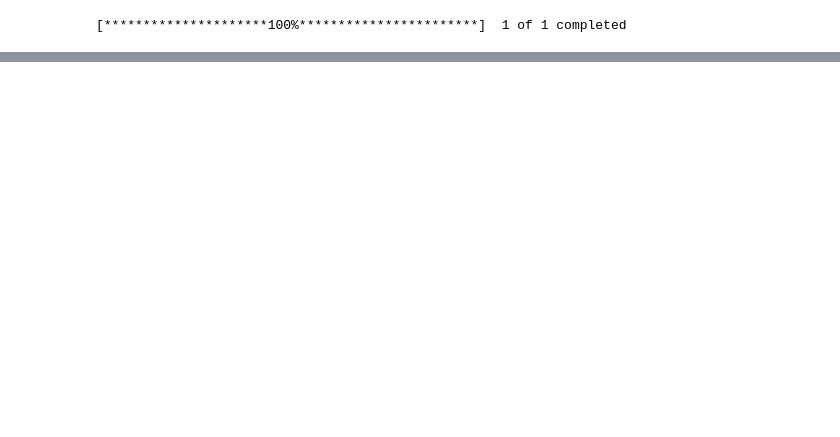
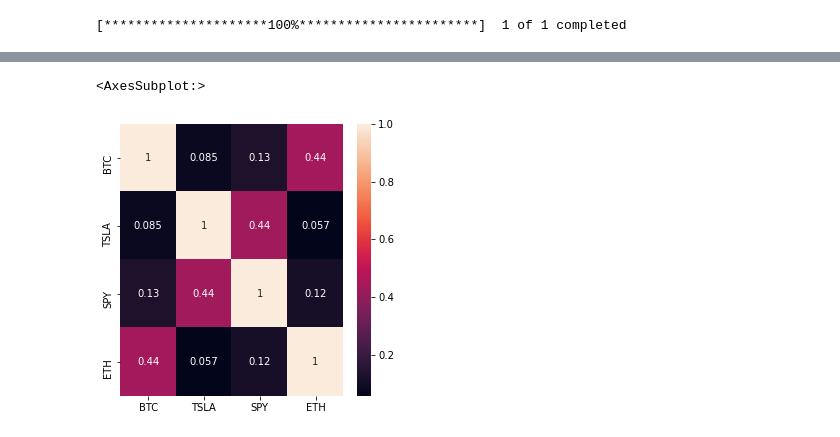
Before and after one commit to nick-bush/stock-scanners, a Jupyter notebook: ema-backtest.ipynb, the cells around one changed output, grey strips where cells are left out. Cells and saved outputs as stored; diff of their text form; code cells hidden in the pictures; blank space fills up the shorter version.

```diff
--- a/ema-backtest.ipynb
+++ b/ema-backtest.ipynb
@@ -60,0 +189,6 @@ df[df['34 EMA'] > df['50 EMA']]
+# %%
+plt.figure(figsize = (5,5))
+sns.heatmap(df_returns.corr(), annot=True)
+# %% [output]
+<AxesSubplot:>
+[figure, added]
```
Also changed, not shown: parts of 26 cells of this notebook.
